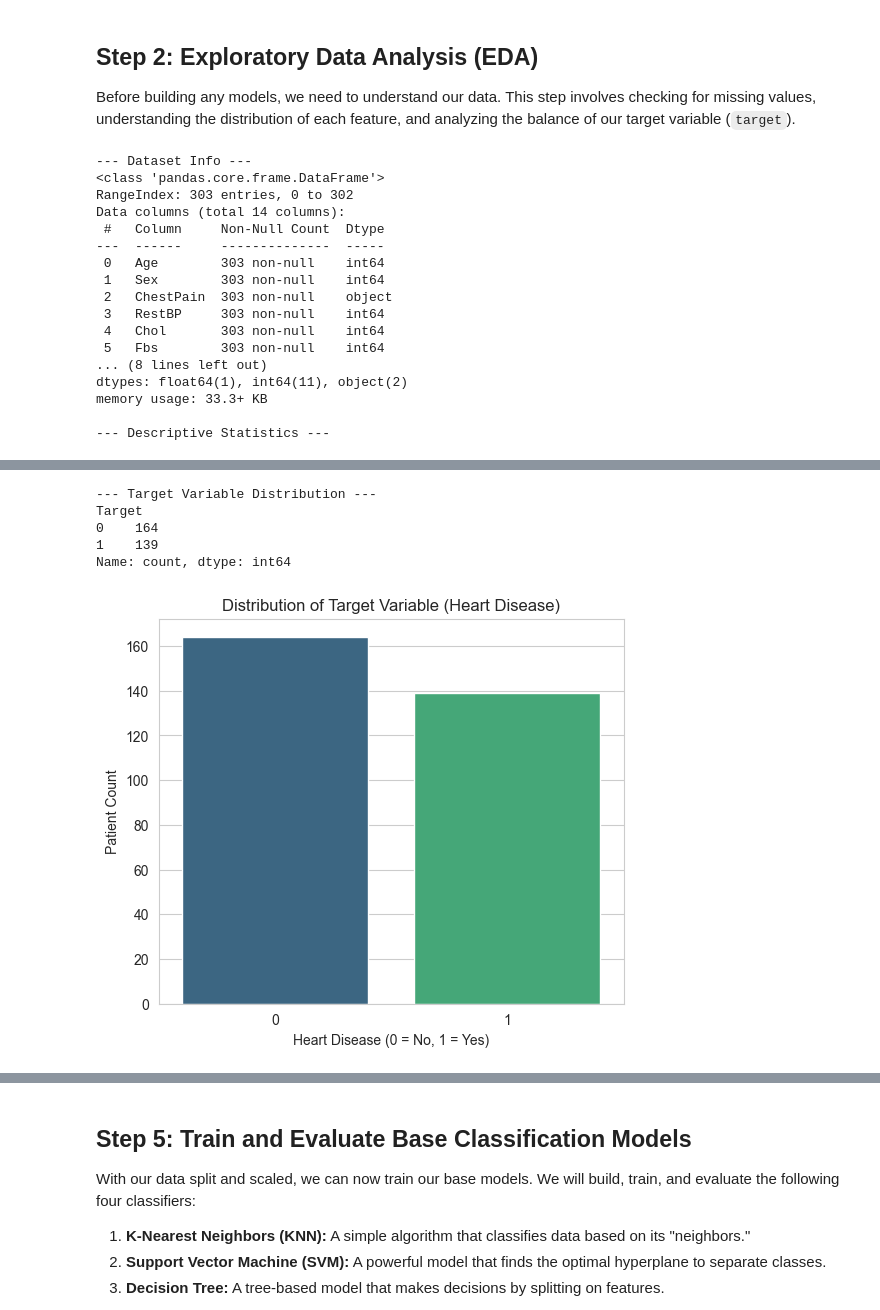
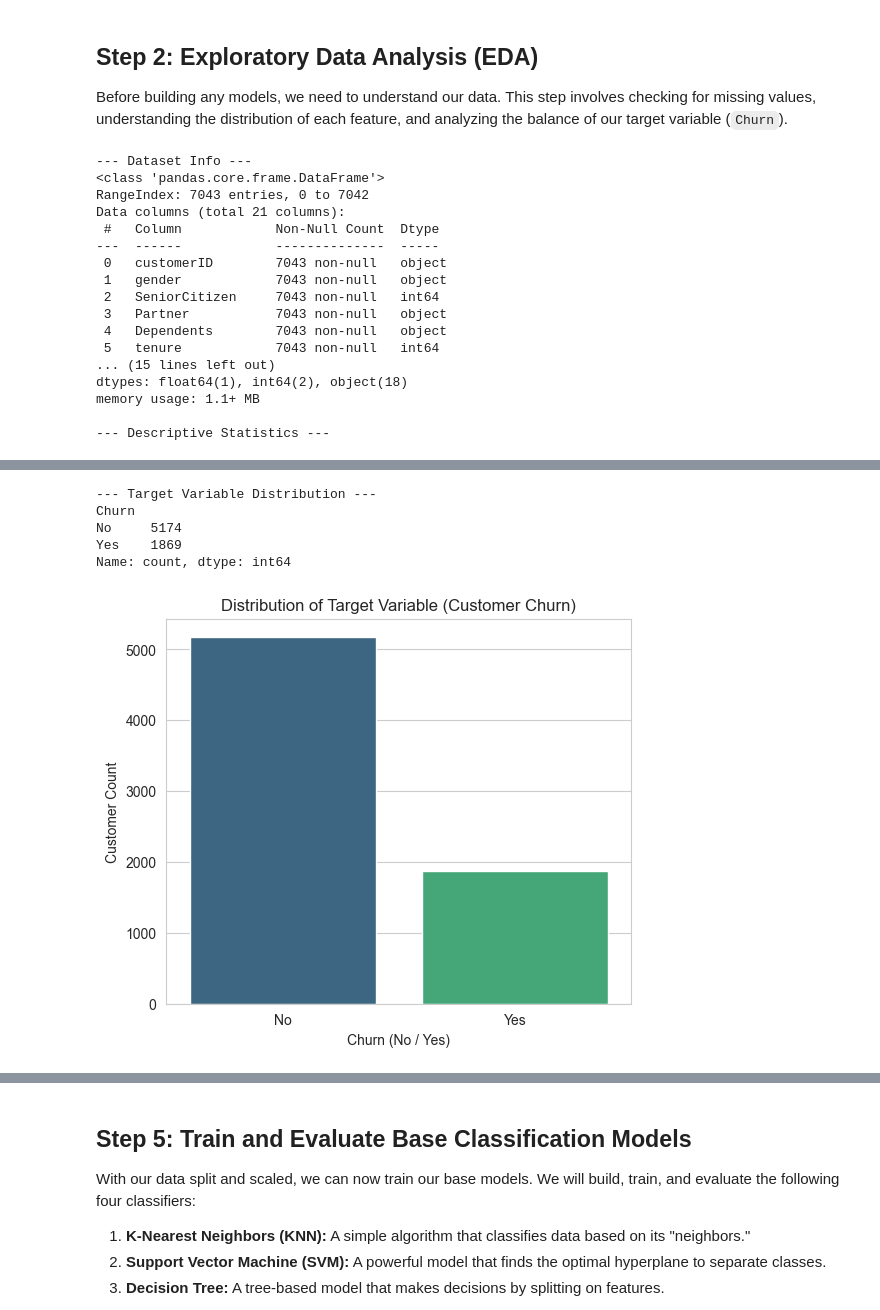
Before and after one commit to RishiWaghmare12/AIML-project-MDM, a Jupyter notebook: aiml_pr7.ipynb, the cells around one changed output, grey strips where cells are left out. Drawn from its saved outputs; the diff is of its cells as text; code cells hidden in the pictures.

```diff
--- a/aiml_pr7.ipynb
+++ b/aiml_pr7.ipynb
@@ -42,12 +42,12 @@ from sklearn.metrics import classification_report, confusion_matrix, accuracy_sc
 # Set plot style
 sns.set_style('whitegrid')
 
-# Load the local dataset
+# Load the new dataset
 try:
-    df = pd.read_csv('heart.csv')
+    df = pd.read_csv('WA_Fn-UseC_-Telco-Customer-Churn.csv')
     print("Dataset loaded successfully!")
 except FileNotFoundError:
-    print("File 'heart.csv' not found. Please make sure it's in the same directory as this notebook.")
+    print("File 'WA_Fn-UseC_-Telco-Customer-Churn.csv' not found. Please upload it.")
 
 # Display the first 5 rows
 df.head()
@@ -62,7 +63,7 @@ Dataset loaded successfully!
 # %% [markdown]
 ## Step 2: Exploratory Data Analysis (EDA)
 
-Before building any models, we need to understand our data. This step involves checking for missing values, understanding the distribution of each feature, and analyzing the balance of our target variable (`target`).
+Before building any models, we need to understand our data. This step involves checking for missing values, understanding the distribution of each feature, and analyzing the balance of our target variable (`Churn`).
 # %%
 # Get a summary of the dataset (Dtypes, non-null counts)
 print("--- Dataset Info ---")
@@ -74,31 +75,30 @@ display(df.describe())
 
 # Check the distribution of the target variable
 print("\n--- Target Variable Distribution ---")
-# Corrected 'target' to 'Target'
-print(df['Target'].value_counts())
+print(df['Churn'].value_counts())
 
 # Visualize the target variable distribution
 plt.figure(figsize=(6, 5))
-sns.countplot(x='Target', data=df, palette='viridis', hue='Target', legend=False)
-plt.title('Distribution of Target Variable (Heart Disease)')
-plt.xlabel('Heart Disease (0 = No, 1 = Yes)')
-plt.ylabel('Patient Count')
+sns.countplot(x='Churn', data=df, palette='viridis', hue='Churn', legend=False)
+plt.title('Distribution of Target Variable (Customer Churn)')
+plt.xlabel('Churn (No / Yes)')
+plt.ylabel('Customer Count')
 plt.show()
 # %% [output]
 --- Dataset Info ---
 <class 'pandas.core.frame.DataFrame'>
-RangeIndex: 303 entries, 0 to 302
-Data columns (total 14 columns):
- #   Column     Non-Null Count  Dtype
----  ------     --------------  -----
- 0   Age        303 non-null    int64
- 1   Sex        303 non-null    int64
- 2   ChestPain  303 non-null    object
- 3   RestBP     303 non-null    int64
- 4   Chol       303 non-null    int64
- 5   Fbs        303 non-null    int64
-... (8 lines left out)
-dtypes: float64(1), int64(11), object(2)
-memory usage: 33.3+ KB
+RangeIndex: 7043 entries, 0 to 7042
+Data columns (total 21 columns):
+ #   Column            Non-Null Count  Dtype
+---  ------            --------------  -----
+ 0   customerID        7043 non-null   object
+ 1   gender            7043 non-null   object
+ 2   SeniorCitizen     7043 non-null   int64
+ 3   Partner           7043 non-null   object
+ 4   Dependents        7043 non-null   object
+ 5   tenure            7043 non-null   int64
+... (15 lines left out)
+dtypes: float64(1), int64(2), object(18)
+memory usage: 1.1+ MB
 
 --- Descriptive Statistics ---
@@ -114,6 +114,6 @@ memory usage: 33.3+ KB
 --- Target Variable Distribution ---
-Target
-0    164
-1    139
+Churn
+No     5174
+Yes    1869
 Name: count, dtype: int64
-[figure, old version]
+[figure, new version]
```
Also changed, not shown: parts of 21 cells of this notebook, 7 other files.
